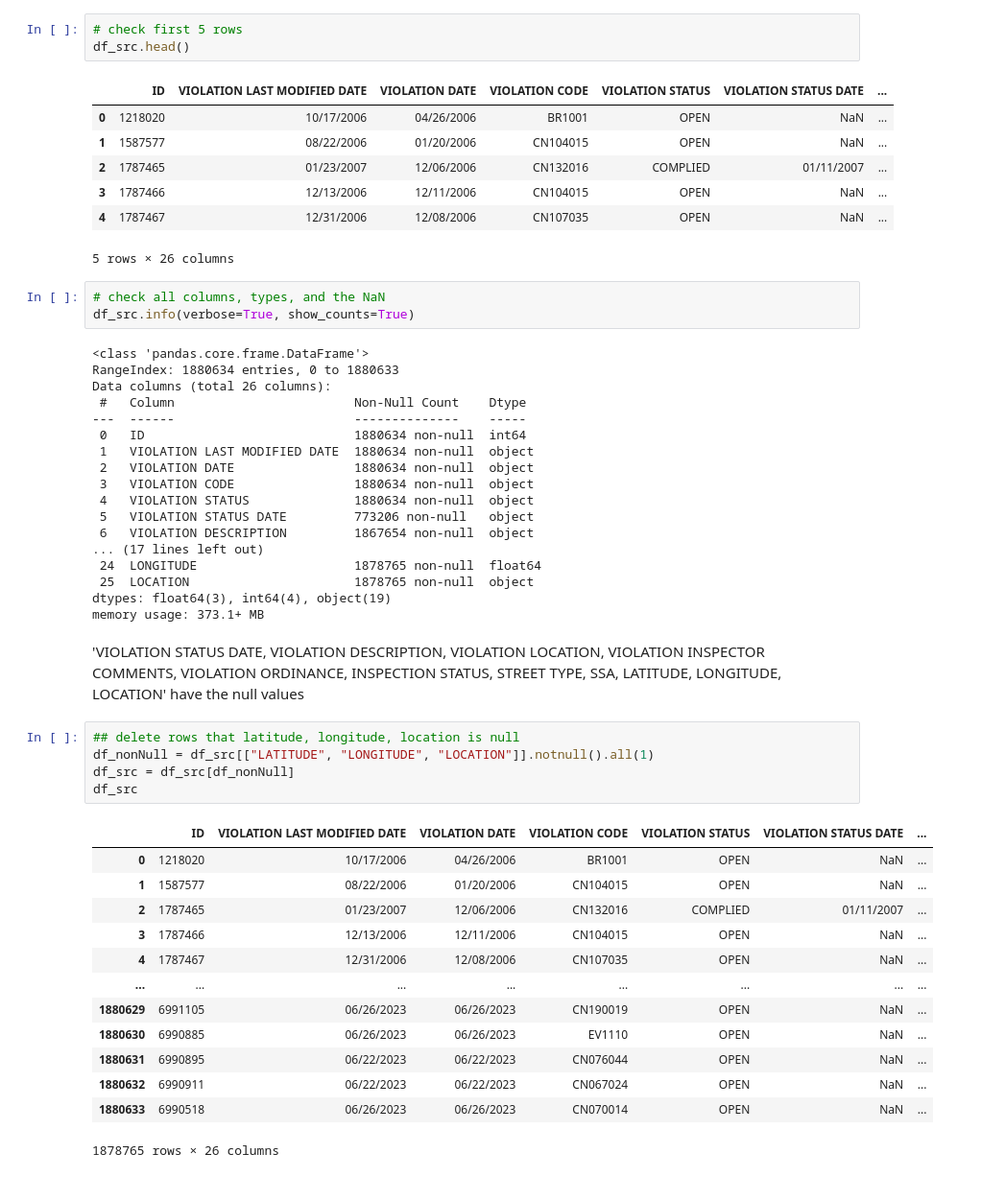
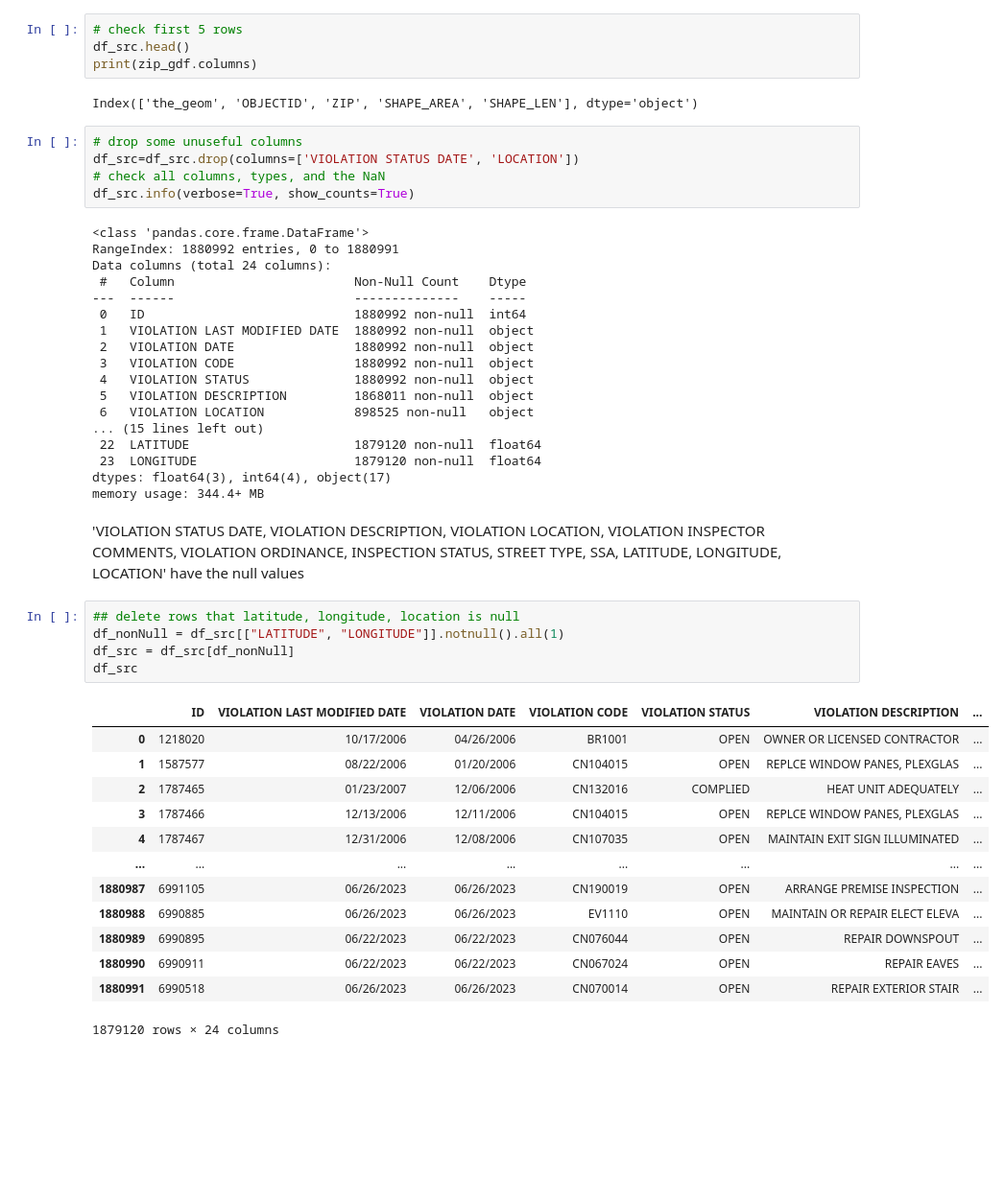
Before and after one commit to uic-cs424/assignment-2-chicago-bears, a Jupyter notebook: main.ipynb, the cells around one changed output. Shown: that part at 96% size. Drawn from its saved outputs; the diff is of its cells as text; blank space fills up the shorter version.

```diff
--- a/main.ipynb
+++ b/main.ipynb
@@ -9,56 +26,53 @@ gdf = gpd.read_file("boundaries-zipcode.geojson")
 # %%
 # check first 5 rows
 df_src.head()
+print(zip_gdf.columns)
 # %% [output]
-|  | ID | VIOLATION LAST MODIFIED DATE | VIOLATION DATE | VIOLATION CODE | VIOLATION STATUS | VIOLATION STATUS DATE | ... |
-| 0 | 1218020 | 10/17/2006 | 04/26/2006 | BR1001 | OPEN | NaN | ... |
-| 1 | 1587577 | 08/22/2006 | 01/20/2006 | CN104015 | OPEN | NaN | ... |
-| 2 | 1787465 | 01/23/2007 | 12/06/2006 | CN132016 | COMPLIED | 01/11/2007 | ... |
-| 3 | 1787466 | 12/13/2006 | 12/11/2006 | CN104015 | OPEN | NaN | ... |
-| 4 | 1787467 | 12/31/2006 | 12/08/2006 | CN107035 | OPEN | NaN | ... |
-5 rows × 26 columns
+Index(['the_geom', 'OBJECTID', 'ZIP', 'SHAPE_AREA', 'SHAPE_LEN'], dtype='object')
 # %%
+# drop some unuseful columns
+df_src=df_src.drop(columns=['VIOLATION STATUS DATE', 'LOCATION'])
 # check all columns, types, and the NaN
 df_src.info(verbose=True, show_counts=True)
 # %% [output]
 <class 'pandas.core.frame.DataFrame'>
-RangeIndex: 1880634 entries, 0 to 1880633
-Data columns (total 26 columns):
+RangeIndex: 1880992 entries, 0 to 1880991
+Data columns (total 24 columns):
  #   Column                        Non-Null Count    Dtype
 ---  ------                        --------------    -----
- 0   ID                            1880634 non-null  int64
- 1   VIOLATION LAST MODIFIED DATE  1880634 non-null  object
- 2   VIOLATION DATE                1880634 non-null  object
- 3   VIOLATION CODE                1880634 non-null  object
- 4   VIOLATION STATUS              1880634 non-null  object
- 5   VIOLATION STATUS DATE         773206 non-null   object
- 6   VIOLATION DESCRIPTION         1867654 non-null  object
-... (17 lines left out)
- 24  LONGITUDE                     1878765 non-null  float64
- 25  LOCATION                      1878765 non-null  object
-dtypes: float64(3), int64(4), object(19)
-memory usage: 373.1+ MB
+ 0   ID                            1880992 non-null  int64
+ 1   VIOLATION LAST MODIFIED DATE  1880992 non-null  object
+ 2   VIOLATION DATE                1880992 non-null  object
+ 3   VIOLATION CODE                1880992 non-null  object
+ 4   VIOLATION STATUS              1880992 non-null  object
+ 5   VIOLATION DESCRIPTION         1868011 non-null  object
+ 6   VIOLATION LOCATION            898525 non-null   object
+... (15 lines left out)
+ 22  LATITUDE                      1879120 non-null  float64
+ 23  LONGITUDE                     1879120 non-null  float64
+dtypes: float64(3), int64(4), object(17)
+memory usage: 344.4+ MB
 # %% [markdown]
 'VIOLATION STATUS DATE, VIOLATION DESCRIPTION, VIOLATION LOCATION, VIOLATION INSPECTOR COMMENTS, VIOLATION ORDINANCE, INSPECTION STATUS, STREET TYPE, SSA, LATITUDE, LONGITUDE, LOCATION' have the null values
 # %%
 ## delete rows that latitude, longitude, location is null
-df_nonNull = df_src[["LATITUDE", "LONGITUDE", "LOCATION"]].notnull().all(1)
+df_nonNull = df_src[["LATITUDE", "LONGITUDE"]].notnull().all(1)
 df_src = df_src[df_nonNull]
 df_src
 # %% [output]
-|  | ID | VIOLATION LAST MODIFIED DATE | VIOLATION DATE | VIOLATION CODE | VIOLATION STATUS | VIOLATION STATUS DATE | ... |
-| 0 | 1218020 | 10/17/2006 | 04/26/2006 | BR1001 | OPEN | NaN | ... |
-| 1 | 1587577 | 08/22/2006 | 01/20/2006 | CN104015 | OPEN | NaN | ... |
-| 2 | 1787465 | 01/23/2007 | 12/06/2006 | CN132016 | COMPLIED | 01/11/2007 | ... |
-| 3 | 1787466 | 12/13/2006 | 12/11/2006 | CN104015 | OPEN | NaN | ... |
-| 4 | 1787467 | 12/31/2006 | 12/08/2006 | CN107035 | OPEN | NaN | ... |
+|  | ID | VIOLATION LAST MODIFIED DATE | VIOLATION DATE | VIOLATION CODE | VIOLATION STATUS | VIOLATION DESCRIPTION | ... |
+| 0 | 1218020 | 10/17/2006 | 04/26/2006 | BR1001 | OPEN | OWNER OR LICENSED CONTRACTOR | ... |
+| 1 | 1587577 | 08/22/2006 | 01/20/2006 | CN104015 | OPEN | REPLCE WINDOW PANES, PLEXGLAS | ... |
+| 2 | 1787465 | 01/23/2007 | 12/06/2006 | CN132016 | COMPLIED | HEAT UNIT ADEQUATELY | ... |
+| 3 | 1787466 | 12/13/2006 | 12/11/2006 | CN104015 | OPEN | REPLCE WINDOW PANES, PLEXGLAS | ... |
+| 4 | 1787467 | 12/31/2006 | 12/08/2006 | CN107035 | OPEN | MAINTAIN EXIT SIGN ILLUMINATED | ... |
 | ... | ... | ... | ... | ... | ... | ... | ... |
-| 1880629 | 6991105 | 06/26/2023 | 06/26/2023 | CN190019 | OPEN | NaN | ... |
-| 1880630 | 6990885 | 06/26/2023 | 06/26/2023 | EV1110 | OPEN | NaN | ... |
-| 1880631 | 6990895 | 06/22/2023 | 06/22/2023 | CN076044 | OPEN | NaN | ... |
-| 1880632 | 6990911 | 06/22/2023 | 06/22/2023 | CN067024 | OPEN | NaN | ... |
-| 1880633 | 6990518 | 06/26/2023 | 06/26/2023 | CN070014 | OPEN | NaN | ... |
+| 1880987 | 6991105 | 06/26/2023 | 06/26/2023 | CN190019 | OPEN | ARRANGE PREMISE INSPECTION | ... |
+| 1880988 | 6990885 | 06/26/2023 | 06/26/2023 | EV1110 | OPEN | MAINTAIN OR REPAIR ELECT ELEVA | ... |
+| 1880989 | 6990895 | 06/22/2023 | 06/22/2023 | CN076044 | OPEN | REPAIR DOWNSPOUT | ... |
+| 1880990 | 6990911 | 06/22/2023 | 06/22/2023 | CN067024 | OPEN | REPAIR EAVES | ... |
+| 1880991 | 6990518 | 06/26/2023 | 06/26/2023 | CN070014 | OPEN | REPAIR EXTERIOR STAIR | ... |
-1878765 rows × 26 columns
+1879120 rows × 24 columns
 # %%
 # fill value to NaN
 df_src.fillna('Unknown', inplace=True)
```
Also changed, not shown: parts of 7 cells of this notebook.
